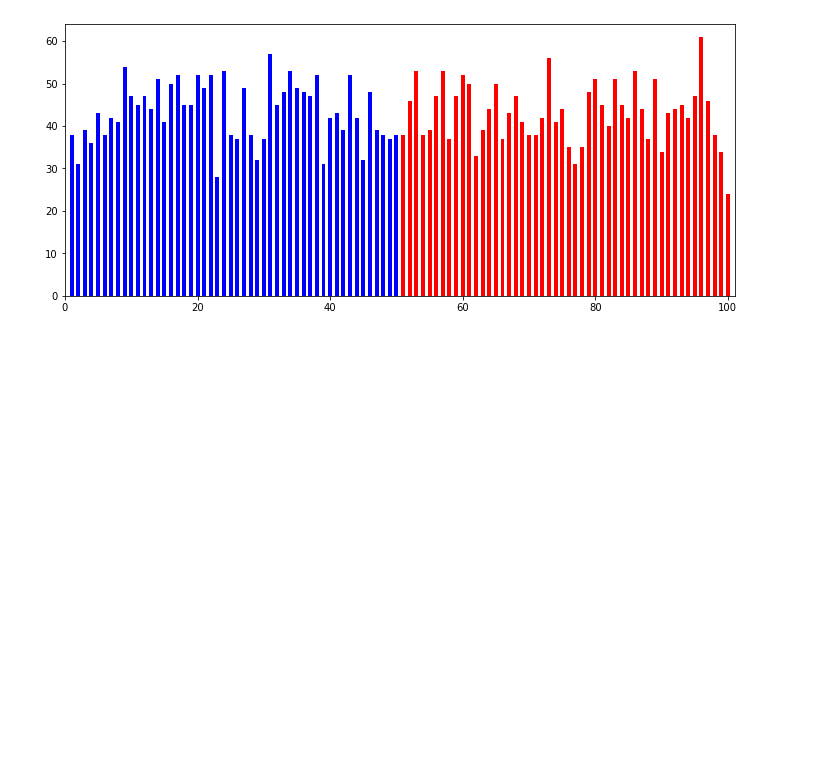
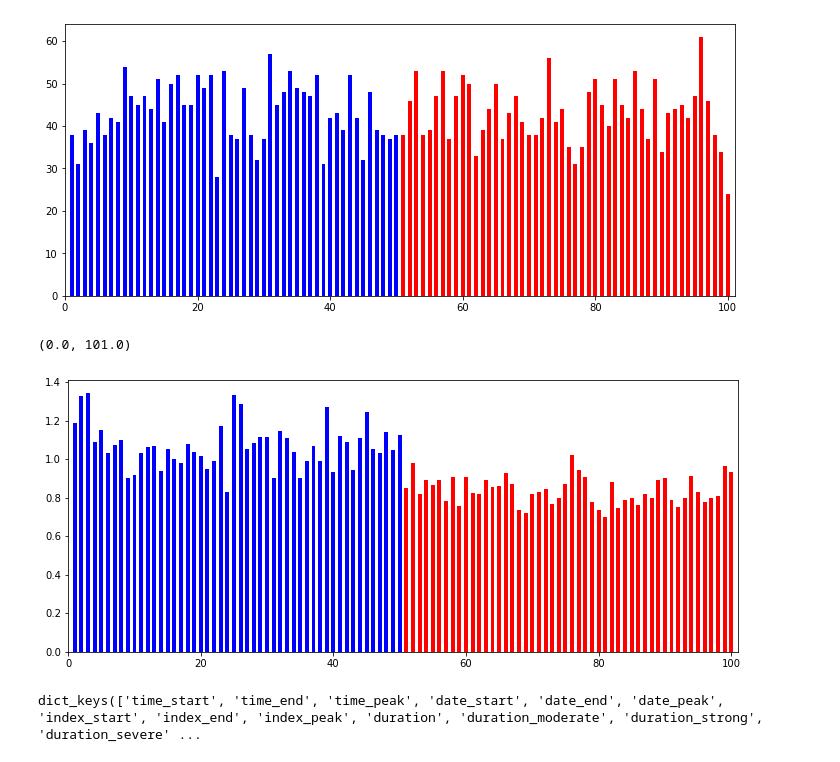
Before and after one commit to NCAR/MHW_LENS2, a Jupyter notebook: notebooks/misc/example_cesm2_le.ipynb, the cells around one changed output. Drawn from its saved outputs; the diff is of its cells as text; code cells hidden in the pictures; blank space fills up the shorter version.

```diff
--- a/notebooks/misc/example_cesm2_le.ipynb
+++ b/notebooks/misc/example_cesm2_le.ipynb
@@ -230,7 +219,7 @@ t[0]
 # %%
 time_idx = wa_ds_cmip6.indexes['time'].to_datetimeindex()
-t = np.zeros(len(tt))
-for i in range(len(tt)):
+t = np.zeros(len(time_idx))
+for i in range(len(time_idx)):
   t[i] = date(time_idx[i].year, time_idx[i].month, time_idx[i].day).toordinal()
 
 t = t.astype(int)
@@ -253,8 +271,21 @@ for i in range(len(wa_ds_smbb.member_id)):
 # %%
 nevents_cmip6 = []
+intensity_cmip6 = []
+cat1_cmip6 = []
+cat2_cmip6 = []
+cat3_cmip6 = []
+cat4_cmip6 = []
 for i in range(len(wa_ds_cmip6.member_id)):
   nevents_cmip6.append(mhhs_cmip6[i]['n_events'])
+  intensity_cmip6.append(np.mean(np.array(mhhs_cmip6[i]['intensity_max'])))
+  tmp = np.array(mhhs_cmip6[i]['category'])
+  cat1_cmip6.append(len(np.where(tmp=='Moderate')[0]))
+  cat2_cmip6.append(len(np.where(tmp=='Strong')[0]))
+  cat3_cmip6.append(len(np.where(tmp=='Severe')[0]))
+  cat4_cmip6.append(len(np.where(tmp=='Extreme')[0]))
 # %%
 nevents_smbb = []
+intensity_smbb = []
 for i in range(len(wa_ds_smbb.member_id)):
   nevents_smbb.append(mhhs_smbb[i]['n_events'])
+  intensity_smbb.append(np.mean(np.array(mhhs_smbb[i]['intensity_mean'])))
@@ -282,3 +304,15 @@ plt.xlim(0,101)
 # %% [output]
 (0.0, 101.0)
 [figure]
+# %%
+plt.figure(figsize=(12,5))
+plt.bar(member_id1,intensity_cmip6,color='blue',width=0.6)
+plt.bar(member_id2,intensity_smbb,color='red',width=0.6)
+plt.xlim(0,101)
+# %% [output]
+(0.0, 101.0)
+[figure, added]
+# %%
+mhws.keys()
+# %% [output]
+dict_keys(['time_start', 'time_end', 'time_peak', 'date_start', 'date_end', 'date_peak', 'index_start', 'index_end', 'index_peak', 'duration', 'duration_moderate', 'duration_strong', 'duration_severe' ...
```
Also changed, not shown: parts of 14 cells of this notebook.
